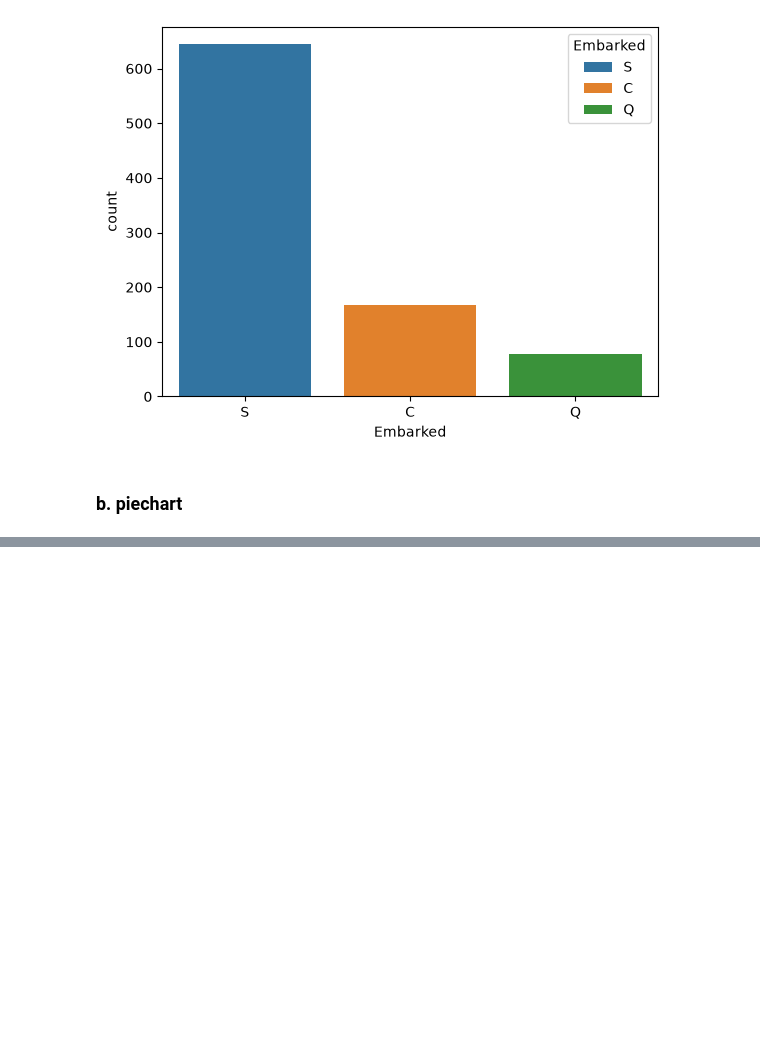
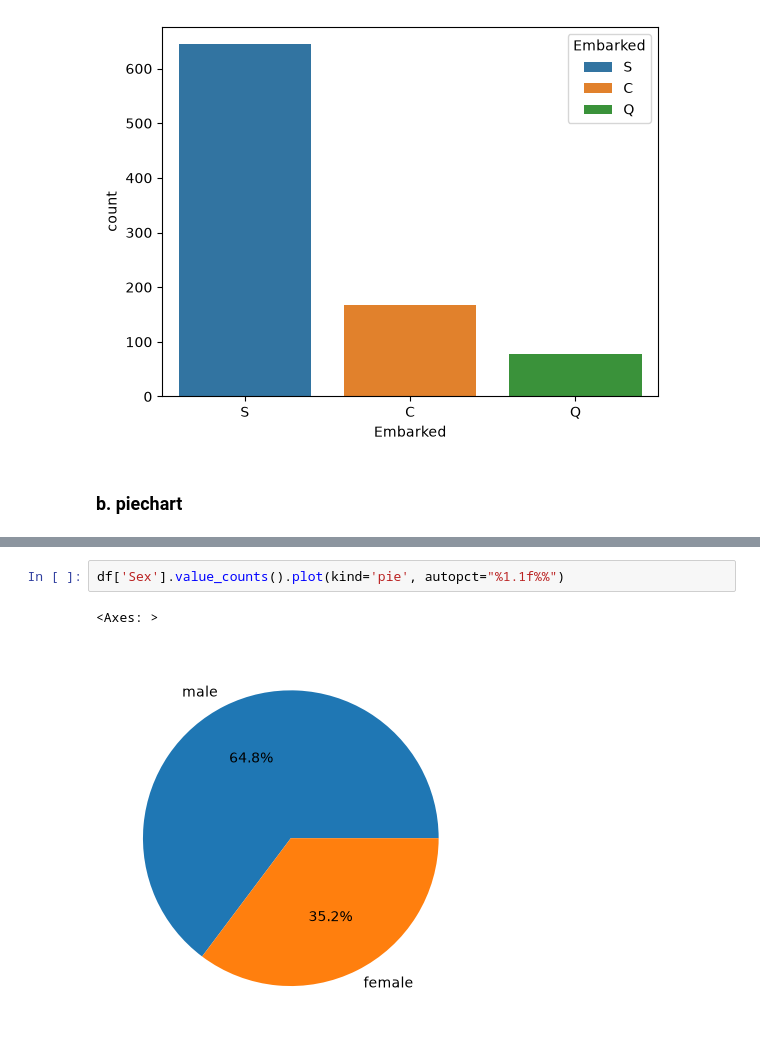
Before and after one commit to aayushmanz/Machine-Learning-with-Python, a Jupyter notebook: Exploratory Data Analysis (EDA)/Exploratory Data Analysis Part - 1.ipynb, the cells around one changed output, grey strips where cells are left out. Cells and saved outputs as stored; diff of their text form; blank space fills up the shorter version.

```diff
--- a/Exploratory Data Analysis (EDA)/Exploratory Data Analysis Part - 1.ipynb
+++ b/Exploratory Data Analysis (EDA)/Exploratory Data Analysis Part - 1.ipynb
@@ -46,0 +52,5 @@ df['Survived'].value_counts().plot(kind='pie')
+# %%
+df['Sex'].value_counts().plot(kind='pie', autopct="%1.1f%%")
+# %% [output]
+<Axes: >
+[figure, added]
```
Also changed, not shown: parts of 10 cells of this notebook.
